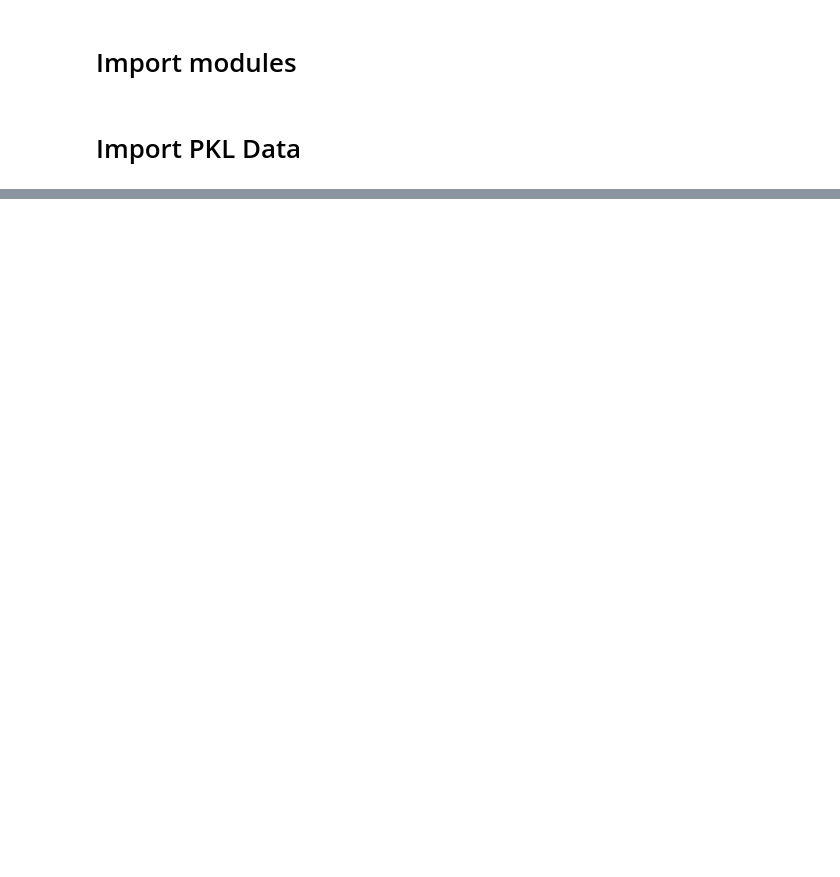
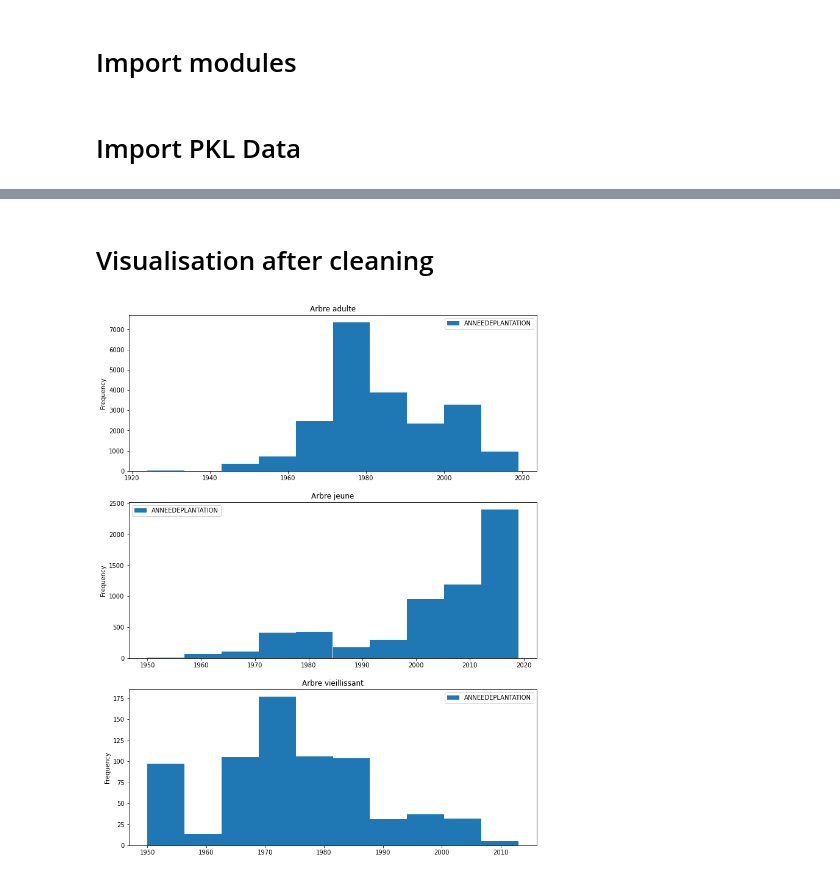
Before and after one commit to RaphaelBouvet/ML_1, a Jupyter notebook: notebooks/ML_pipeline.ipynb, the cells around one changed output, grey strips where cells are left out. Saved outputs shown, nothing was run; the diff lists cells and outputs as text; code cells hidden in the pictures; blank space fills up the shorter version.

```diff
--- a/notebooks/ML_pipeline.ipynb
+++ b/notebooks/ML_pipeline.ipynb
@@ -34 +33,13 @@ Index(['ELEM_POINT_ID', 'CODE', 'NOM', 'GENRE', 'GENRE_DESC', 'CATEGORIE',
       dtype='object')
+# %%
+trees_clean['ESPECE'] = trees_clean['ESPECE'].map(str).replace('nan',' ')
+trees_clean['GENRE_BOTA'] = trees_clean['GENRE_BOTA'].map(str).replace('nan',' ')
+# %%
+trees_clean['BIO'] = trees_clean['GENRE_BOTA'] + " " + trees_clean['ESPECE']
+trees_clean = trees_clean.drop(['GENRE_BOTA','ESPECE'],axis=1)
+# %% [markdown]
+# Visualisation after cleaning
+# %%
+trees_clean.plot(kind='hist',column='ANNEEDEPLANTATION',by='STADEDEDEVELOPPEMENT',subplots=True,figsize=(12,16));
+# %% [output]
+[figure, added]
```
Also changed, not shown: parts of 7 cells of this notebook, 4 other files.
